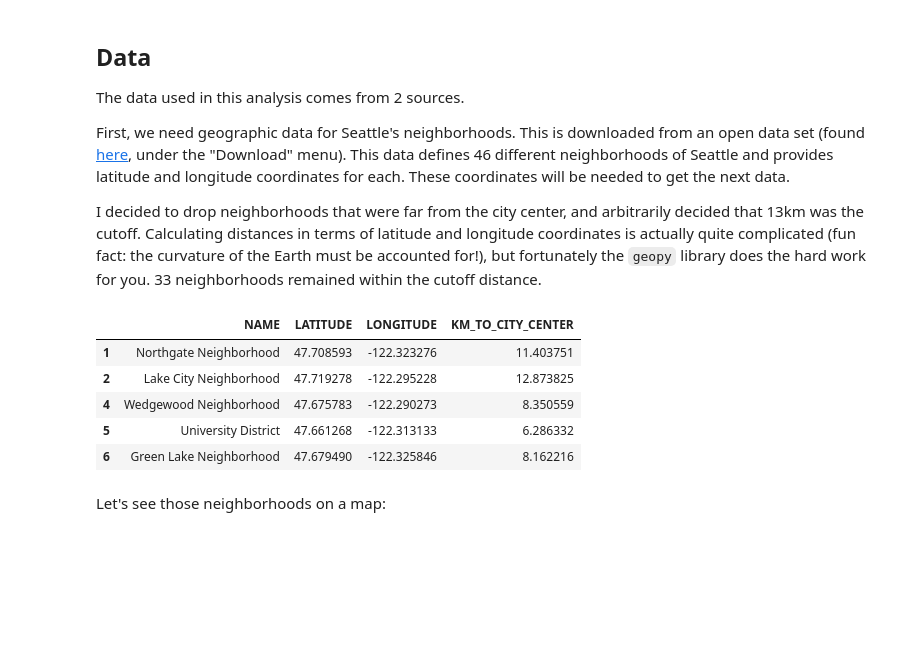
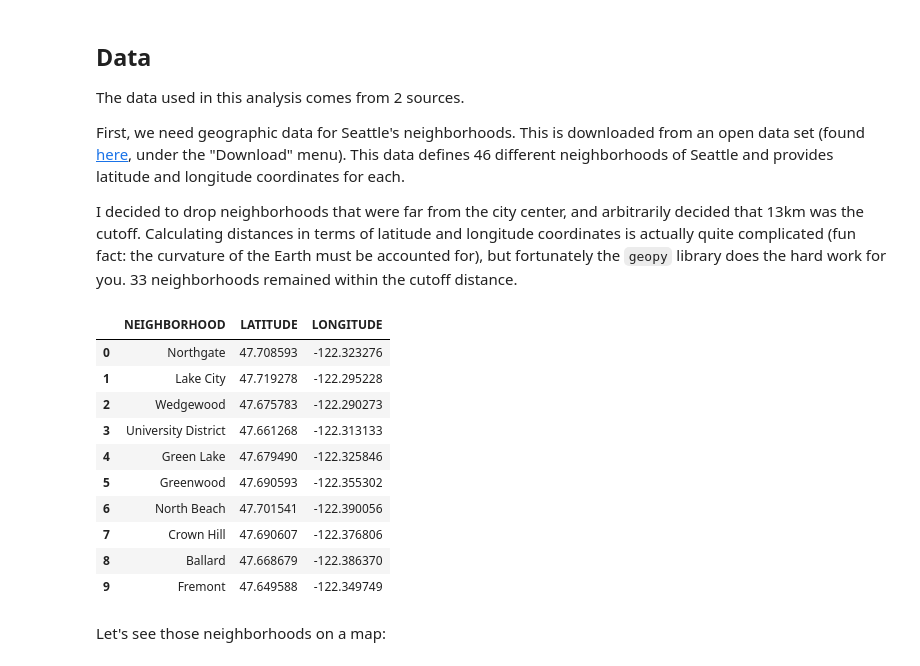
Before and after one commit to CarsonStauffer/IBM_Data_Science_Capstone, a Jupyter notebook: week2.ipynb, the cells around one changed output. Cells and saved outputs as stored; diff of their text form; code cells hidden in the pictures; blank space fills up the shorter version.

```diff
--- a/week2.ipynb
+++ b/week2.ipynb
@@ -22,31 +31,40 @@ import seaborn as sns
 
 The data used in this analysis comes from 2 sources.
 
-First, we need geographic data for Seattle's neighborhoods. This is downloaded from an open data set (found [here](https://gis-kingcounty.opendata.arcgis.com/datasets/neighborhood-centers-in-king-county-neighborhood-centers-point), under the "Download" menu). This data defines 46 different neighborhoods of Seattle and provides latitude and longitude coordinates for each. These coordinates will be needed to get the next data.
+First, we need geographic data for Seattle's neighborhoods. This is downloaded from an open data set (found [here](https://gis-kingcounty.opendata.arcgis.com/datasets/neighborhood-centers-in-king-county-neighborhood-centers-point), under the "Download" menu). This data defines 46 different neighborhoods of Seattle and provides latitude and longitude coordinates for each.
 
-I decided to drop neighborhoods that were far from the city center, and arbitrarily decided that 13km was the cutoff. Calculating distances in terms of latitude and longitude coordinates is actually quite complicated (fun fact: the curvature of the Earth must be accounted for!), but fortunately the `geopy` library does the hard work for you. 33 neighborhoods remained within the cutoff distance.
+I decided to drop neighborhoods that were far from the city center, and arbitrarily decided that 13km was the cutoff. Calculating distances in terms of latitude and longitude coordinates is actually quite complicated (fun fact: the curvature of the Earth must be accounted for), but fortunately the `geopy` library does the hard work for you. 33 neighborhoods remained within the cutoff distance.
 # %%
 df = pd.read_csv("Neighborhood_Centers_in_King_County___neighborhood_centers_point.csv")
 df = df[['NAME', 'LATITUDE', 'LONGITUDE' ]]
 
 seattle_coordinates = (47.6062, -122.3321)
 
 distances = []
 for idx, neighborhood in df.iterrows():
     neighborhood_coordinates = (neighborhood.LATITUDE, neighborhood.LONGITUDE)
     km_to_city_center = geopy.distance.distance(seattle_coordinates, neighborhood_coordinates).km
     distances.append(km_to_city_center)
 df['KM_TO_CITY_CENTER'] = distances
 drop_cities_farther_than = 13
 df = df[df['KM_TO_CITY_CENTER'] <= drop_cities_farther_than]
-df.head()
+df.drop('KM_TO_CITY_CENTER', axis=1, inplace=True)
+df['NAME'] = df['NAME'].apply(lambda x: x.replace(' Neighborhood', ''))
+df = df.rename(columns={'NAME': 'NEIGHBORHOOD'})
+df.reset_index(drop=True, inplace=True)
+df.head(10)
 # %% [output]
-|  | NAME | LATITUDE | LONGITUDE | KM_TO_CITY_CENTER |
-| 1 | Northgate Neighborhood | 47.708593 | -122.323276 | 11.403751 |
-| 2 | Lake City Neighborhood | 47.719278 | -122.295228 | 12.873825 |
-| 4 | Wedgewood Neighborhood | 47.675783 | -122.290273 | 8.350559 |
-| 5 | University District | 47.661268 | -122.313133 | 6.286332 |
-| 6 | Green Lake Neighborhood | 47.679490 | -122.325846 | 8.162216 |
+|  | NEIGHBORHOOD | LATITUDE | LONGITUDE |
+| 0 | Northgate | 47.708593 | -122.323276 |
+| 1 | Lake City | 47.719278 | -122.295228 |
+| 2 | Wedgewood | 47.675783 | -122.290273 |
+| 3 | University District | 47.661268 | -122.313133 |
+| 4 | Green Lake | 47.679490 | -122.325846 |
+| 5 | Greenwood | 47.690593 | -122.355302 |
+| 6 | North Beach | 47.701541 | -122.390056 |
+| 7 | Crown Hill | 47.690607 | -122.376806 |
+| 8 | Ballard | 47.668679 | -122.386370 |
+| 9 | Fremont | 47.649588 | -122.349749 |
 # %% [markdown]
 Let's see those neighborhoods on a map:
 # %%
```
Also changed, not shown: parts of 14 cells of this notebook, 11 other files.
